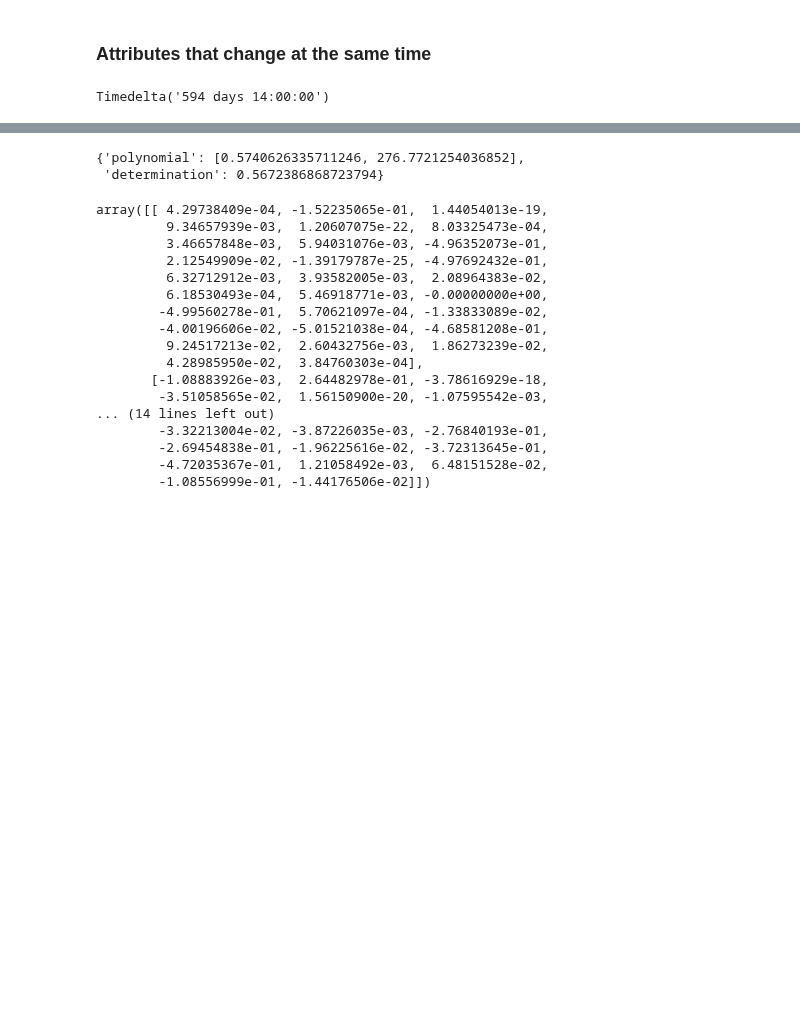
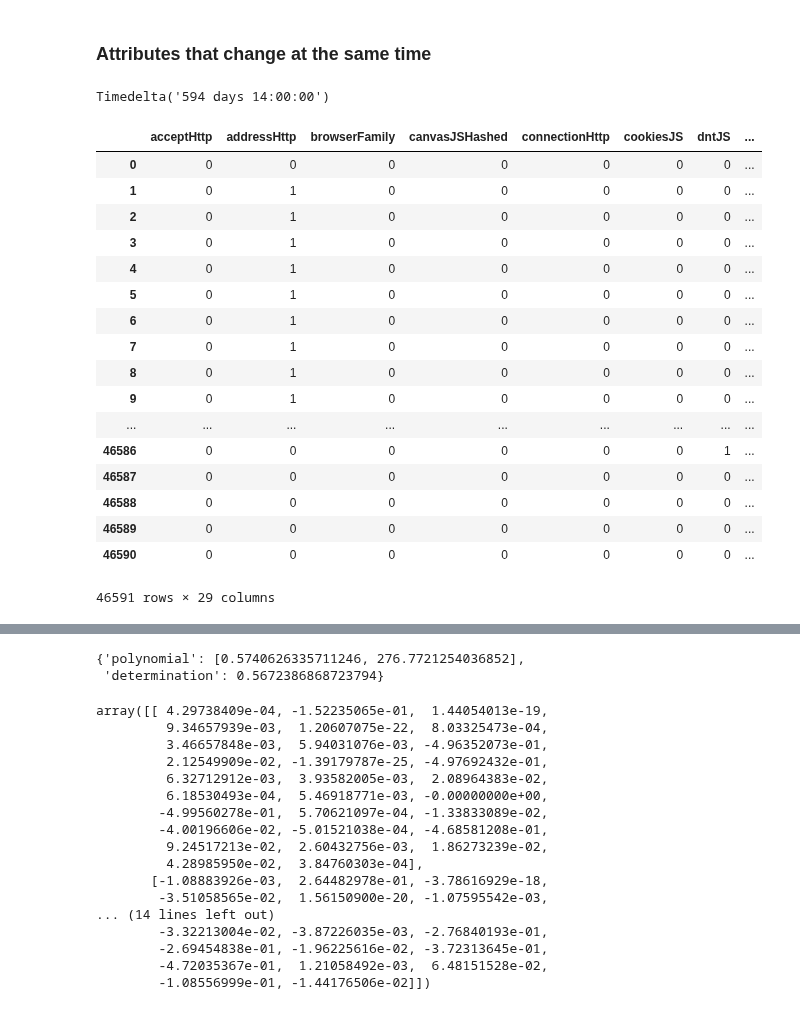
Before and after one commit to mGosset/BrowserFingerprint, a Jupyter notebook: notebooks/exploratory/analyse_empreintes.ipynb, the cells around one changed output, grey strips where cells are left out. Saved outputs shown, nothing was run; the diff lists cells and outputs as text; code cells hidden in the pictures; blank space fills up the shorter version.

```diff
--- a/notebooks/exploratory/analyse_empreintes.ipynb
+++ b/notebooks/exploratory/analyse_empreintes.ipynb
@@ -989,33 +986,55 @@ Timedelta('594 days 14:00:00')
 # %%
 # initialization of a dictionnary
 attribute_changes = dict()
 
 #take only users with more 2 fingerprints to see the evolution in fingerprints for each user
 for user_id in df_user_more_2_fingerprints['index']:
     df_filtered_id = df_consistent[df_consistent['id']==user_id].sort_values('creationDate')
 
     #for each attribute, we store the date of creation and the first value of the first fingerprint of user
     for attribute in attributes_to_analyze:
-        first_value_date = df_filtered_id.iloc[0]['creationDate']
+        #first_value_date = df_filtered_id.iloc[0]['creationDate']
         first_value = df_filtered_id.iloc[0][attribute]
 
         #if there are no changes
         if attribute not in attribute_changes:
             attribute_changes[attribute] = []
 
 
         #count the number of days between each changes in the attribute then store it in a dict
         for index, row in df_filtered_id.iterrows():
             if row[attribute]!= first_value:
-                date_next=row['creationDate']
-                attribute_changes[attribute].append((date_next-first_value_date).days)
-                first_value_date=row['creationDate']
+                #date_next=row['creationDate']
+                #attribute_changes[attribute].append((date_next-first_value_date).days)
+                attribute_changes[attribute].append(1)
+                #first_value_date=row['creationDate']
                 first_value=row[attribute]
 
             else:
-                attribute_changes[attribute].append(650)
+                #attribute_changes[attribute].append(650)
+                attribute_changes[attribute].append(0)
 
 df_attribute_changes = pd.DataFrame(attribute_changes)
+df_attribute_changes
+# %% [output]
+|  | acceptHttp | addressHttp | browserFamily | canvasJSHashed | connectionHttp | cookiesJS | dntJS | ... |
+| 0 | 0 | 0 | 0 | 0 | 0 | 0 | 0 | ... |
+| 1 | 0 | 1 | 0 | 0 | 0 | 0 | 0 | ... |
+| 2 | 0 | 1 | 0 | 0 | 0 | 0 | 0 | ... |
+| 3 | 0 | 1 | 0 | 0 | 0 | 0 | 0 | ... |
+| 4 | 0 | 1 | 0 | 0 | 0 | 0 | 0 | ... |
+| 5 | 0 | 1 | 0 | 0 | 0 | 0 | 0 | ... |
+| 6 | 0 | 1 | 0 | 0 | 0 | 0 | 0 | ... |
+| 7 | 0 | 1 | 0 | 0 | 0 | 0 | 0 | ... |
+| 8 | 0 | 1 | 0 | 0 | 0 | 0 | 0 | ... |
+| 9 | 0 | 1 | 0 | 0 | 0 | 0 | 0 | ... |
+| ... | ... | ... | ... | ... | ... | ... | ... | ... |
+| 46586 | 0 | 0 | 0 | 0 | 0 | 0 | 1 | ... |
+| 46587 | 0 | 0 | 0 | 0 | 0 | 0 | 0 | ... |
+| 46588 | 0 | 0 | 0 | 0 | 0 | 0 | 0 | ... |
+| 46589 | 0 | 0 | 0 | 0 | 0 | 0 | 0 | ... |
+| 46590 | 0 | 0 | 0 | 0 | 0 | 0 | 0 | ... |
+46591 rows × 29 columns
 # %%
 # The deletion of attributes is done in sup_attributes, not in attributes_to_analyze
 sup_attributes = [attribute for attribute in df.columns.tolist() if attribute not in ATTRIBUTES_TO_EXCLUDE]
```
Also changed, not shown: parts of 13 cells of this notebook.
